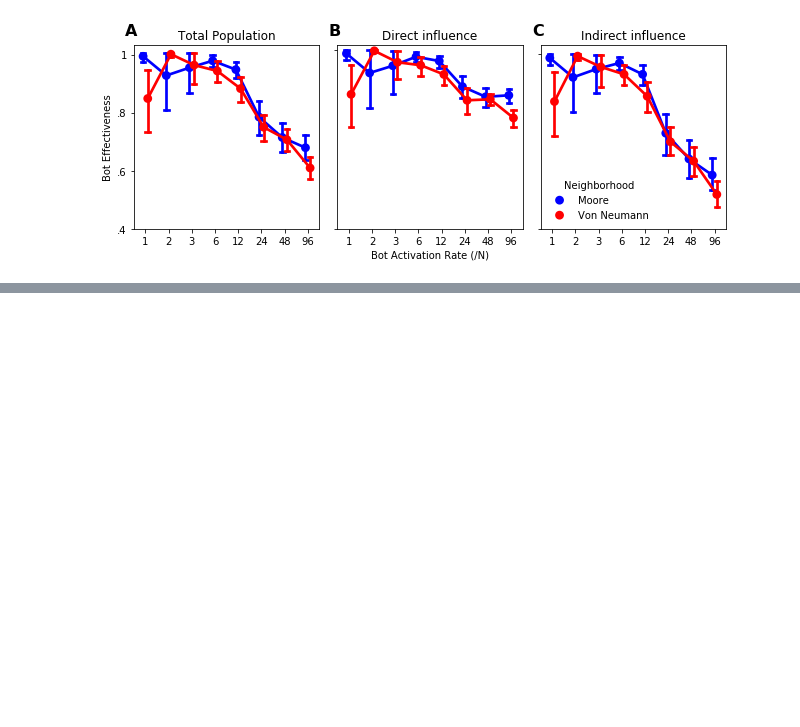
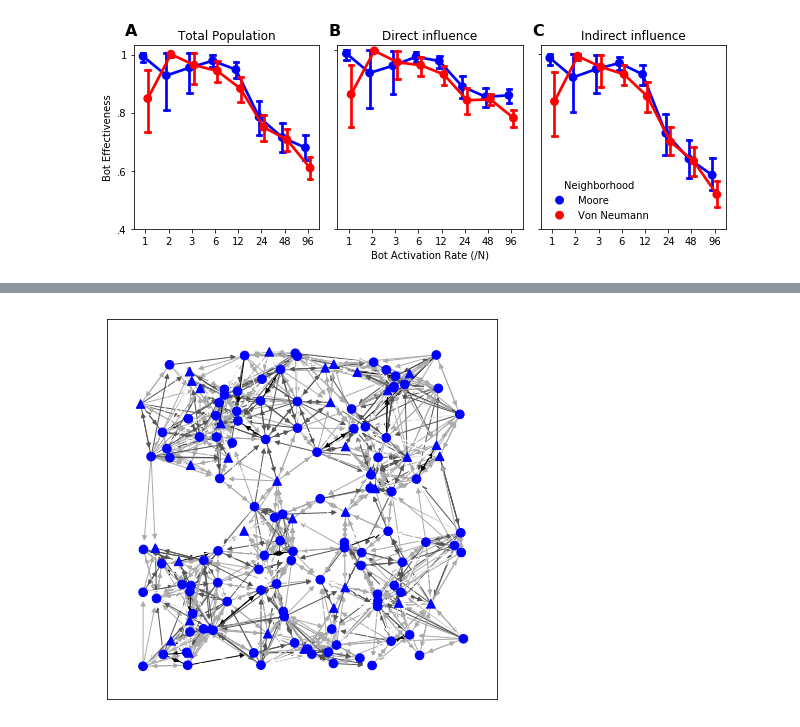
Before and after one commit to marijnkeijzer/weakbots, a Jupyter notebook: The Strength Of Weak Bots.ipynb, the cells around one changed output, grey strips where cells are left out. Saved outputs shown, nothing was run; the diff lists cells and outputs as text; code cells hidden in the pictures; blank space fills up the shorter version.

```diff
--- a/The Strength Of Weak Bots.ipynb
+++ b/The Strength Of Weak Bots.ipynb
@@ -1033,0 +1300,12 @@ fig.savefig('plots/sensitivity_torus.png',dpi=300,bbox_inches='tight')
+# %%
+plt.figure(figsize=[7,7])
+G, xypos = directed_spatial_random_graph(degree=[round(i) for i in (np.random.poisson(12,144) * np.random.poisson(12,144)) / 12],
+                                         return_positions = True)
+G = simulation_run(network=G,
+                   return_graph=True,
+                   seed = 123,
+                   max_ticks = 0)
+gen_srg_fig(G, xypos)
+plt.show()
+# %% [output]
+[figure, added]
```
Also changed, not shown: parts of 20 cells of this notebook.
